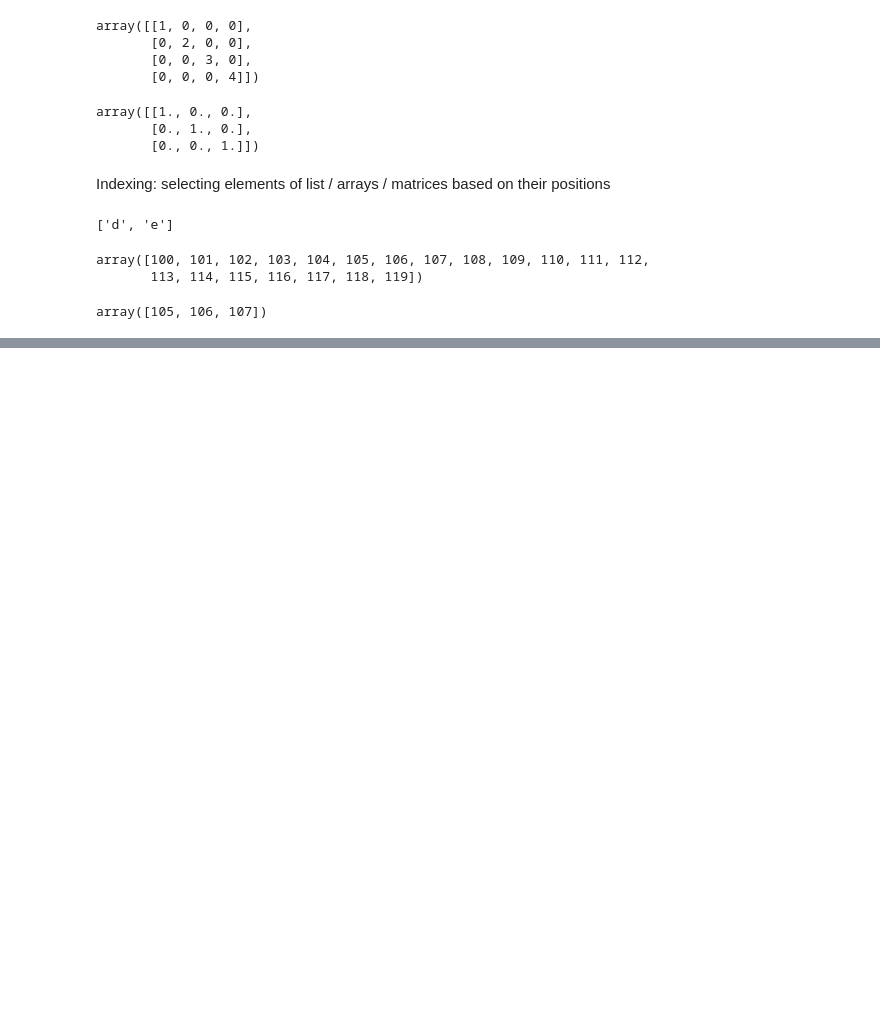
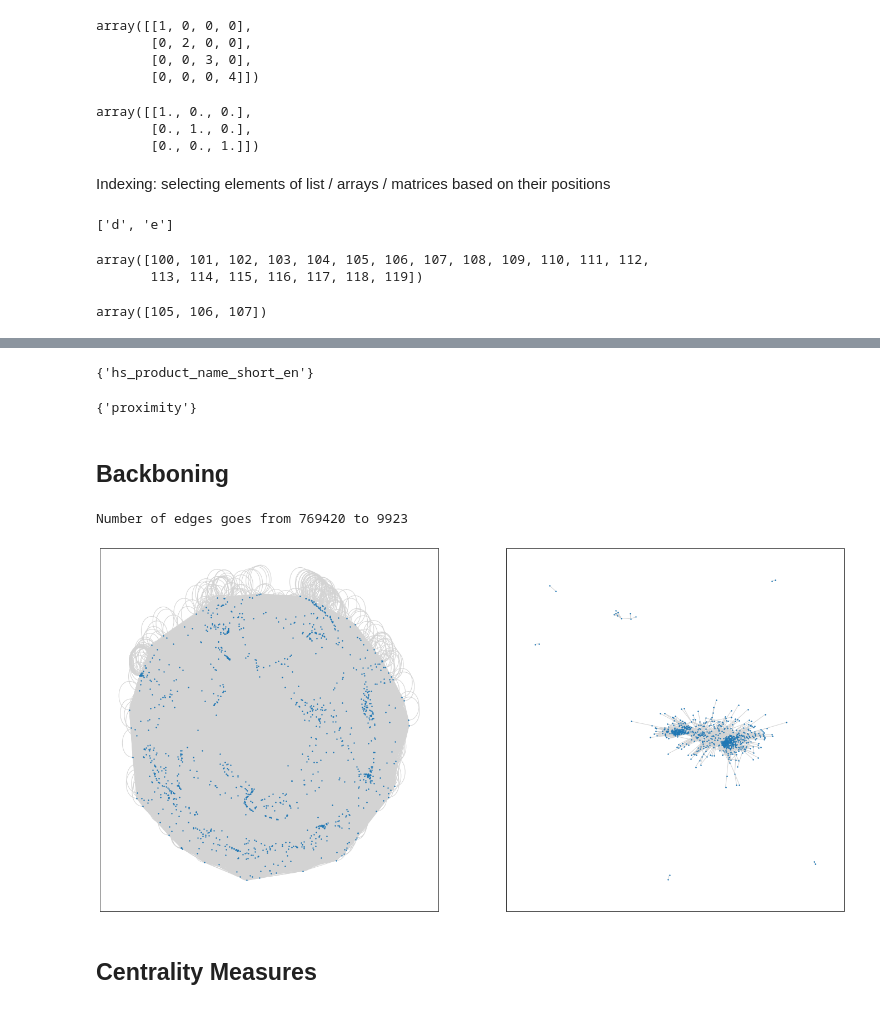
Before and after one commit to shreyasgm/gl_complexity_review, a Jupyter notebook: proj/review_session_complexity.ipynb, the cells around one changed output, grey strips where cells are left out. Drawn from its saved outputs; the diff is of its cells as text; code cells hidden in the pictures; blank space fills up the shorter version.

```diff
--- a/proj/review_session_complexity.ipynb
+++ b/proj/review_session_complexity.ipynb
@@ -153,0 +355,26 @@ proximity_df.head()
+# %%
+available_node_attributes(product_nw)
+# %% [output]
+{'hs_product_name_short_en'}
+# %%
+available_edge_attributes(product_nw)
+# %% [output]
+{'proximity'}
+# %% [markdown]
+## Backboning
+# %%
+# Network backboning
+g = giant_component
+g_denoised = noise_correct_nw(g, weightcol="proximity", noise_correction_threshold=0.8)
+# %%
+print(f"Number of edges goes from {g.number_of_edges()} to {g_denoised.number_of_edges()}")
+# %% [output]
+Number of edges goes from 769420 to 9923
+# %%
+f, (ax1, ax2) = plt.subplots(1, 2, figsize=(24, 12))
+draw_network(g, node_size=2, edge_color="lightgrey", ax=ax1)
+draw_network(g_denoised, node_size=2, edge_color="lightgrey", ax=ax2)
+# %% [output]
+[figure, added]
+# %% [markdown]
+## Centrality Measures
```
Also changed, not shown: parts of 39 cells of this notebook, 4 other files.
